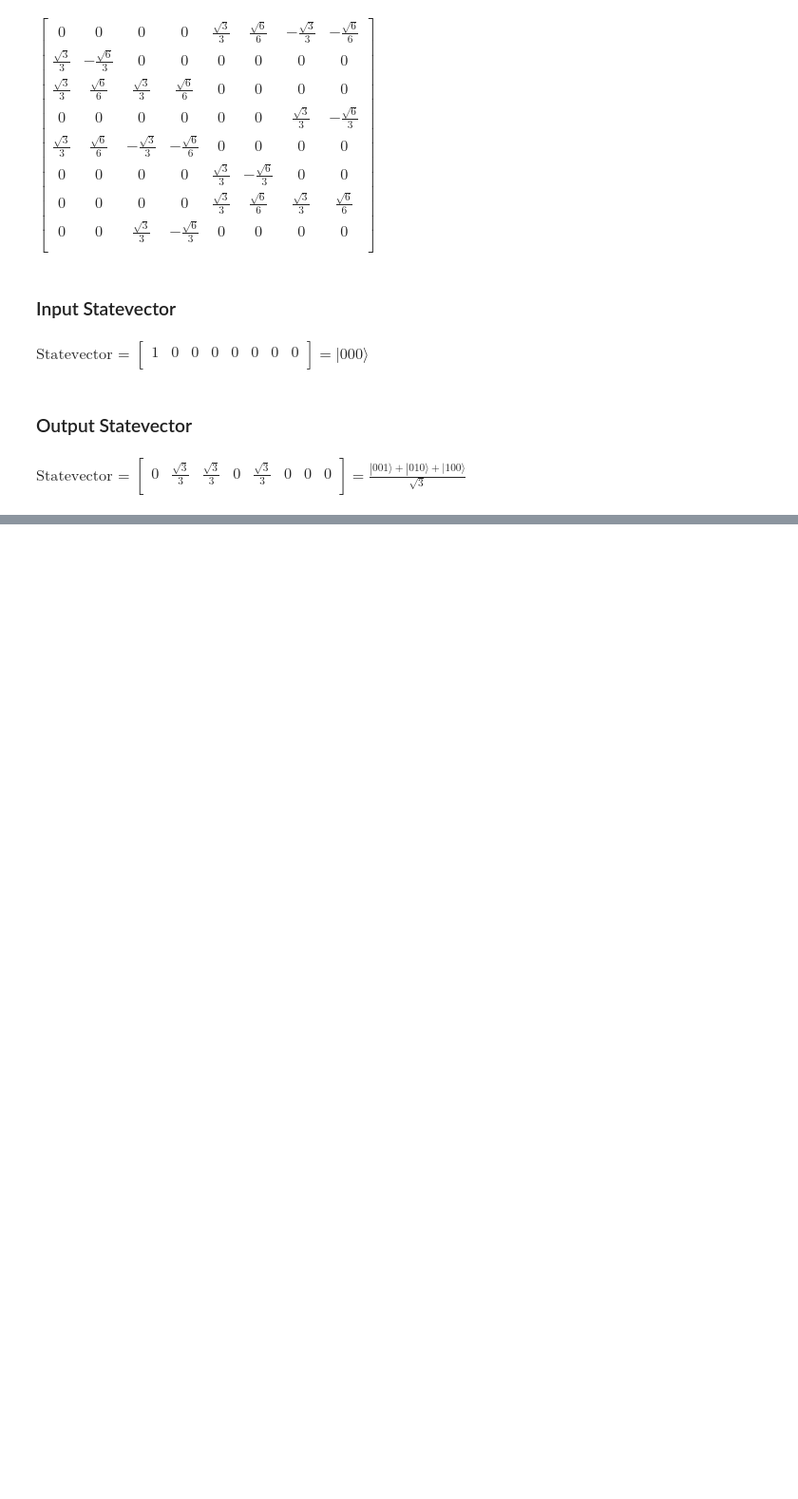
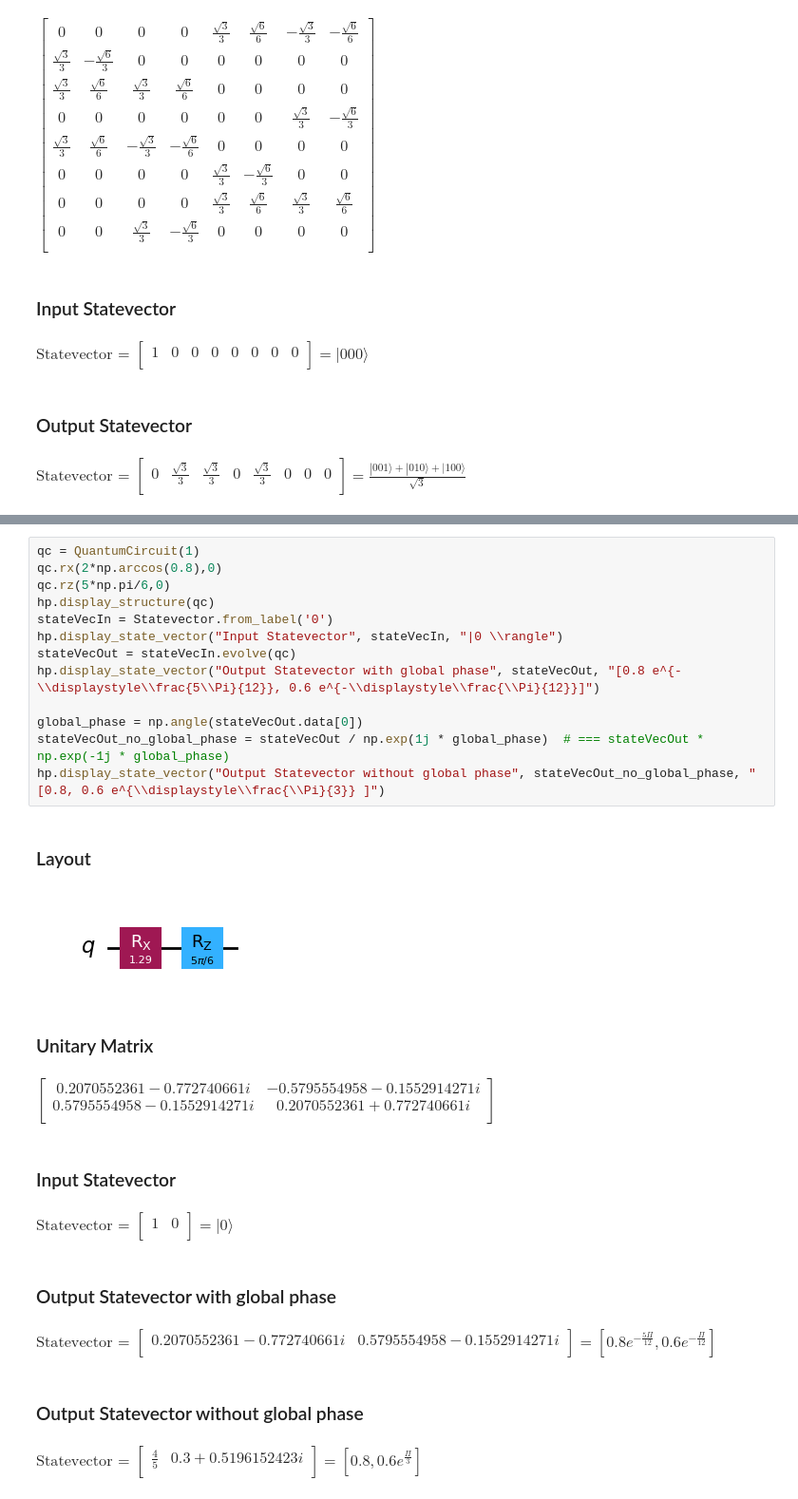
Before and after one commit to Fede802/QuantumComputing-Labs, a Jupyter notebook: lab1/Exercise1.ipynb, the cells around one changed output, grey strips where cells are left out. Shown at 95% size. Saved outputs shown, nothing was run; the diff lists cells and outputs as text; blank space fills up the shorter version.

```diff
--- a/lab1/Exercise1.ipynb
+++ b/lab1/Exercise1.ipynb
@@ -536,0 +580,42 @@ $
+# %%
+qc = QuantumCircuit(1)
+qc.rx(2*np.arccos(0.8),0)
+qc.rz(5*np.pi/6,0)
+hp.display_structure(qc)
+stateVecIn = Statevector.from_label('0')
+hp.display_state_vector("Input Statevector", stateVecIn, "|0 \\rangle")
+stateVecOut = stateVecIn.evolve(qc)
+hp.display_state_vector("Output Statevector with global phase", stateVecOut, "[0.8 e^{-\\displaystyle\\frac{5\\Pi}{12}}, 0.6 e^{-\\displaystyle\\frac{\\Pi}{12}}]")
+
+global_phase = np.angle(stateVecOut.data[0])
+stateVecOut_no_global_phase = stateVecOut / np.exp(1j * global_phase)  # === stateVecOut * np.exp(-1j * global_phase)
+hp.display_state_vector("Output Statevector without global phase", stateVecOut_no_global_phase, "[0.8, 0.6 e^{\\displaystyle\\frac{\\Pi}{3}} ]")
+# %% [output]
+### Layout
+[figure, added]
+### Unitary Matrix
+$\begin{bmatrix}
+0.2070552361 - 0.772740661 i & -0.5795554958 - 0.1552914271 i  \\
+ 0.5795554958 - 0.1552914271 i & 0.2070552361 + 0.772740661 i  \\
+ \end{bmatrix}$
+### Input Statevector
+$
+\text{Statevector = }
+\begin{bmatrix}
+1 & 0  \\
+ \end{bmatrix}
+ = \displaystyle|0 \rangle$
+### Output Statevector with global phase
+$
+\text{Statevector = }
+\begin{bmatrix}
+0.2070552361 - 0.772740661 i & 0.5795554958 - 0.1552914271 i  \\
+ \end{bmatrix}
+ = \displaystyle[0.8 e^{-\displaystyle\frac{5\Pi}{12}}, 0.6 e^{-\displaystyle\frac{\Pi}{12}}]$
+### Output Statevector without global phase
+$
+\text{Statevector = }
+\begin{bmatrix}
+\frac{4}{5} & 0.3 + 0.5196152423 i  \\
+ \end{bmatrix}
+ = \displaystyle[0.8, 0.6 e^{\displaystyle\frac{\Pi}{3}} ]$
```
Also changed, not shown: parts of 3 cells of this notebook, 3 other files.
